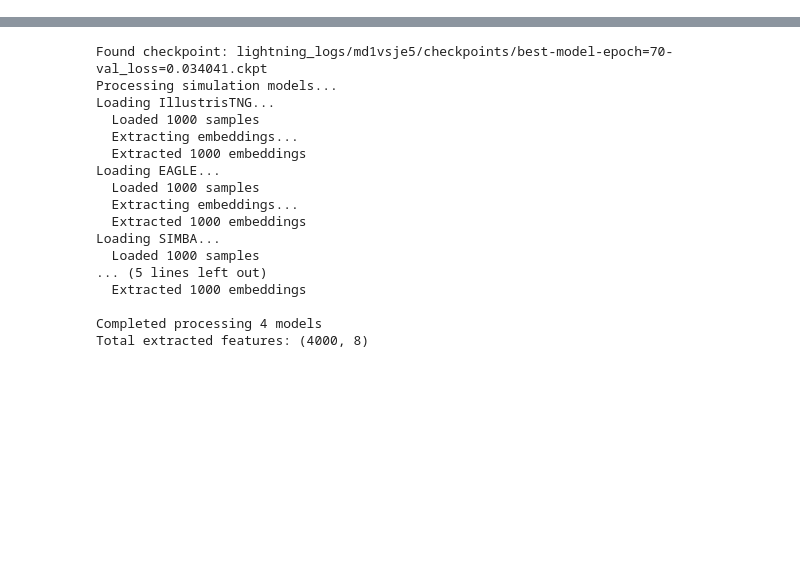
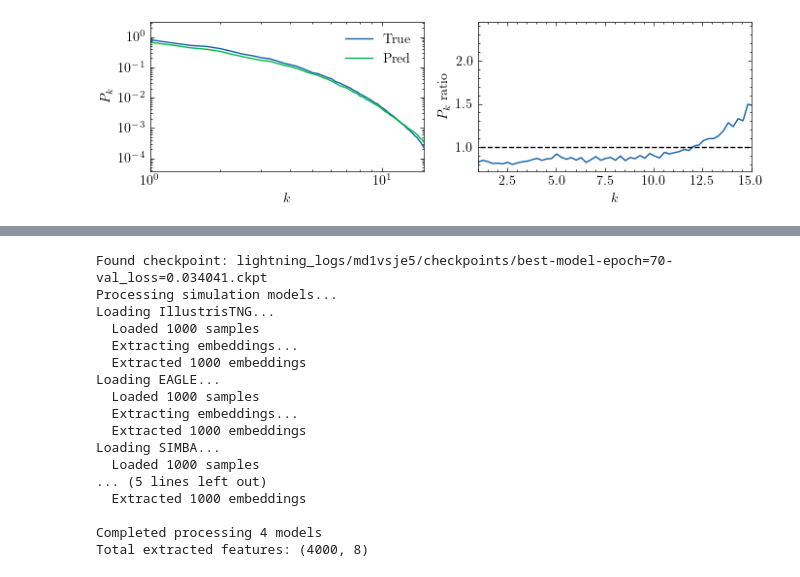
Before and after one commit to mingshauliu/baryonic_representation, a Jupyter notebook: FM_encode/plots.ipynb, the cells around one changed output, grey strips where cells are left out. Saved outputs shown, nothing was run; the diff lists cells and outputs as text; code cells hidden in the pictures; blank space fills up the shorter version.

```diff
--- a/FM_encode/plots.ipynb
+++ b/FM_encode/plots.ipynb
@@ -39,7 +39,7 @@ def get_pk(delta):
     MAS     = 'None'
     threads = 1
     axis    = 0
-    # delta = (delta-delta.mean()) / delta.std()
+    delta = (delta-delta.mean()) / delta.std()
     pk = PKL.Pk(delta,BoxSize,axis, MAS,threads,verbose=False)
     # print(np.asarray(pk.k).max())
     return pk.k1D, pk.Pk1D
@@ -63,0 +116,24 @@ def load_model(checkpoint_path, device=None):
+# %%
+pred_test = pred(100,0.2)
+
+k,pk_pred = get_pk(pred_test)
+k_true,pk = get_pk(gas_maps)
+
+plt.figure(figsize=(8,2))
+plt.subplot(1,2,1)
+plt.loglog(k_true,pk, label='True')
+plt.loglog(k,pk_pred, label='Pred')
+plt.legend()
+plt.xlim(1,15)
+plt.xlabel('$k$')
+plt.ylabel('$P_k$')
+
+plt.subplot(1,2,2)
+plt.plot(k_true,pk_pred/pk)
+plt.plot([0,15],[1,1],ls='--',c='black')
+plt.xlim(1,15)
+plt.xlabel('$k$')
+plt.ylabel('$P_k$ ratio')
+plt.show()
+# %% [output]
+[figure, added]
```
Also changed, not shown: parts of 6 cells of this notebook.
